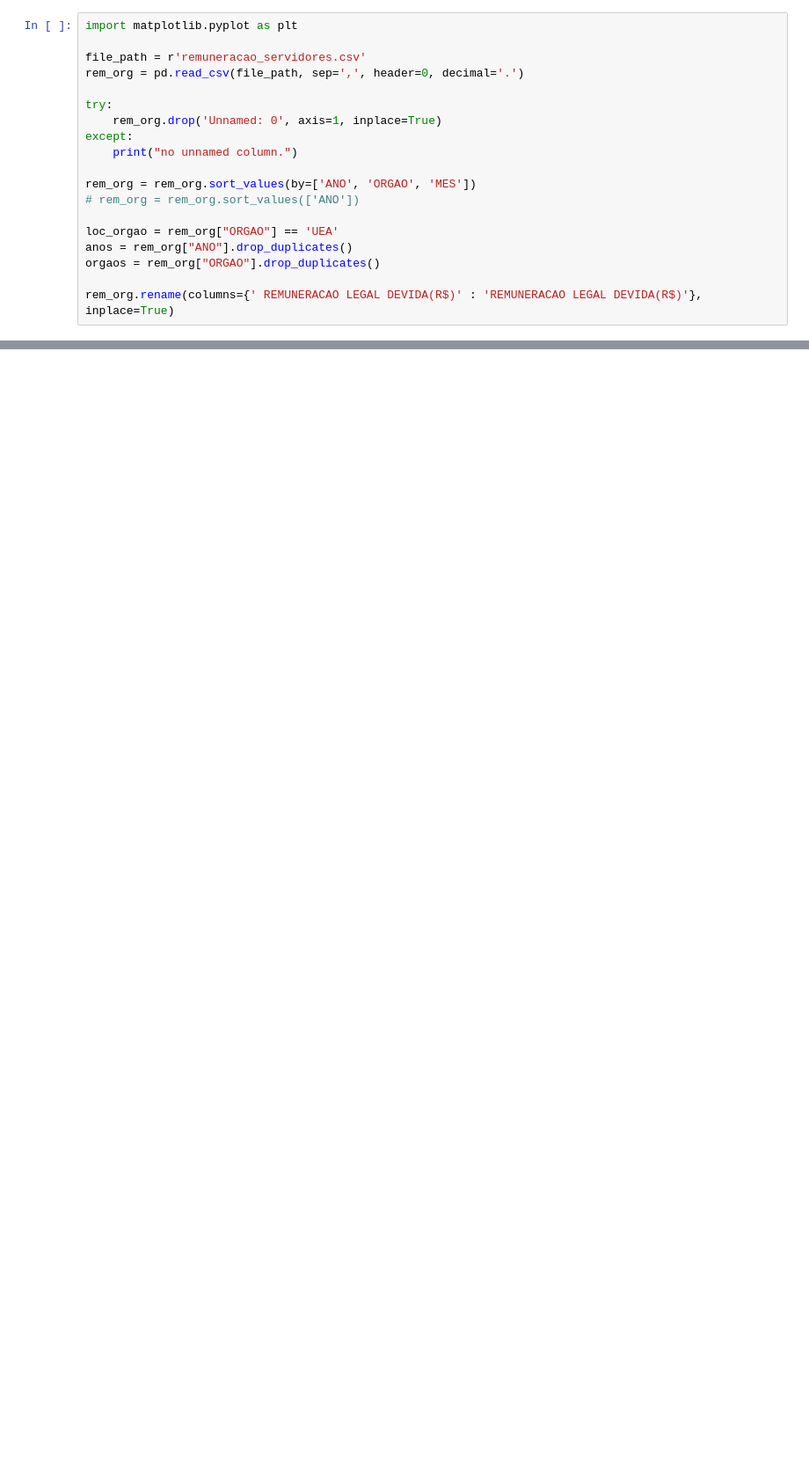
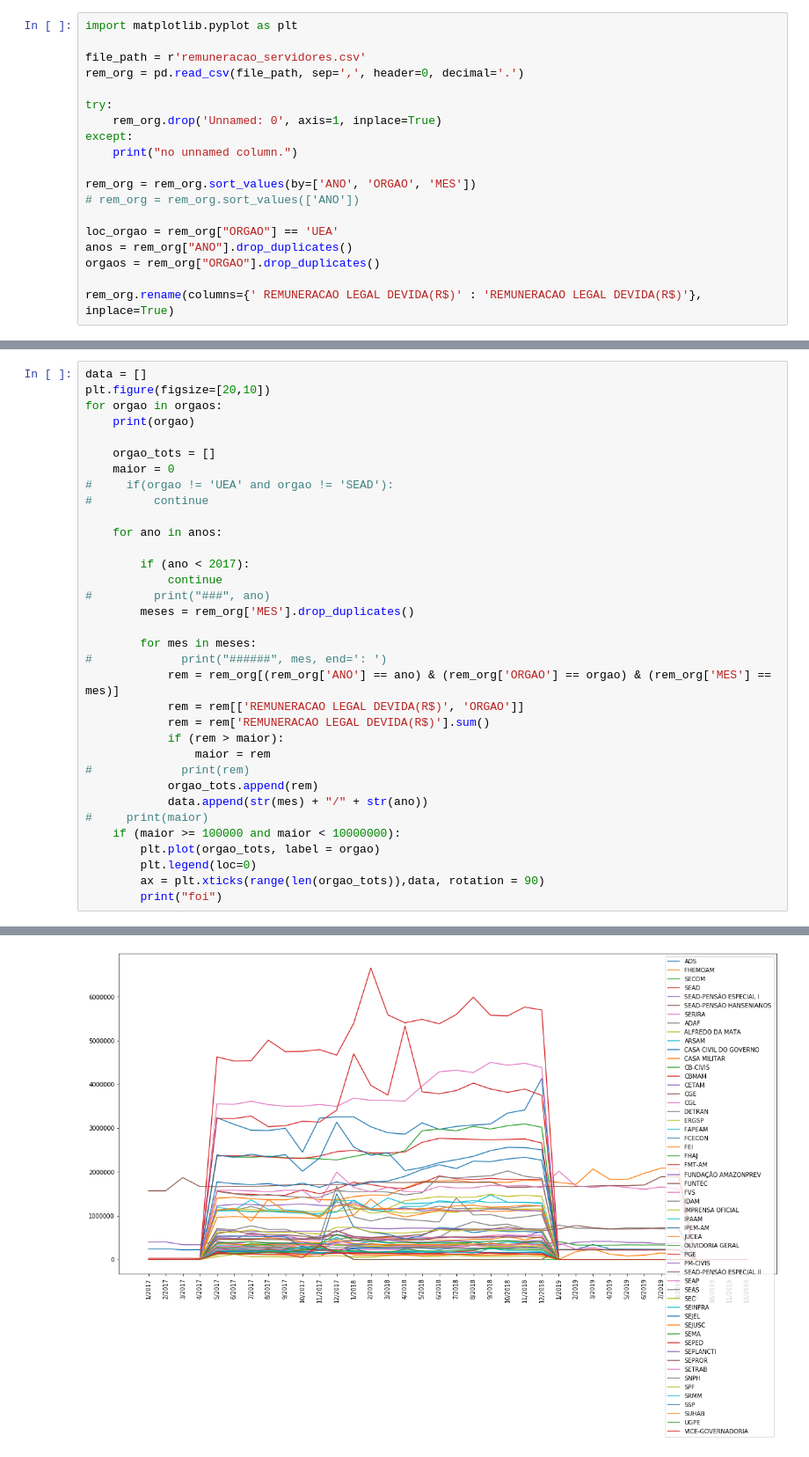
Before and after one commit to ViniPessoa8/PAIC, a Jupyter notebook: csv-merger.ipynb, the cells around one changed output, grey strips where cells are left out. Shown at 88% size. Cells and saved outputs as stored; diff of their text form; blank space fills up the shorter version.

```diff
--- a/csv-merger.ipynb
+++ b/csv-merger.ipynb
@@ -222,0 +190,35 @@ print(uea_rem)
+# %%
+data = []
+plt.figure(figsize=[20,10])
+for orgao in orgaos:
+    print(orgao)
+
+    orgao_tots = []
+    maior = 0
+#     if(orgao != 'UEA' and orgao != 'SEAD'):
+#         continue
+
+    for ano in anos:
+
+        if (ano < 2017):
+            continue
+#         print("###", ano)
+        meses = rem_org['MES'].drop_duplicates()
+
+        for mes in meses:
+#             print("######", mes, end=': ')
+            rem = rem_org[(rem_org['ANO'] == ano) & (rem_org['ORGAO'] == orgao) & (rem_org['MES'] == mes)]
+            rem = rem[['REMUNERACAO LEGAL DEVIDA(R$)', 'ORGAO']]
+            rem = rem['REMUNERACAO LEGAL DEVIDA(R$)'].sum()
+            if (rem > maior):
+                maior = rem
+#             print(rem)
+            orgao_tots.append(rem)
+            data.append(str(mes) + "/" + str(ano))
+#     print(maior)
+    if (maior >= 100000 and maior < 10000000):
+        plt.plot(orgao_tots, label = orgao)
+        plt.legend(loc=0)
+        ax = plt.xticks(range(len(orgao_tots)),data, rotation = 90)
+        print("foi")
+# %% [output]
@@ -222,0 +242 @@ print(uea_rem)
+[figure, added]
```
Also changed, not shown: parts of 16 cells of this notebook.
